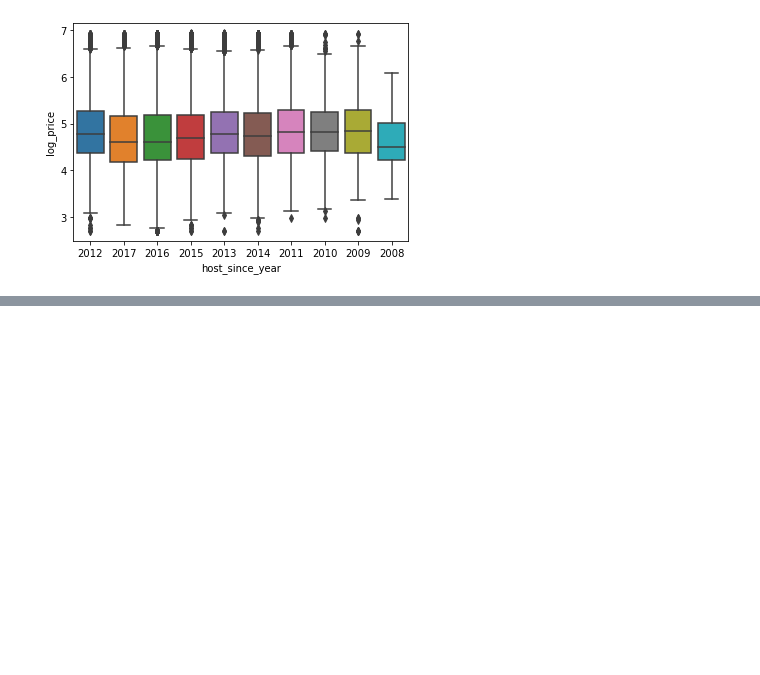
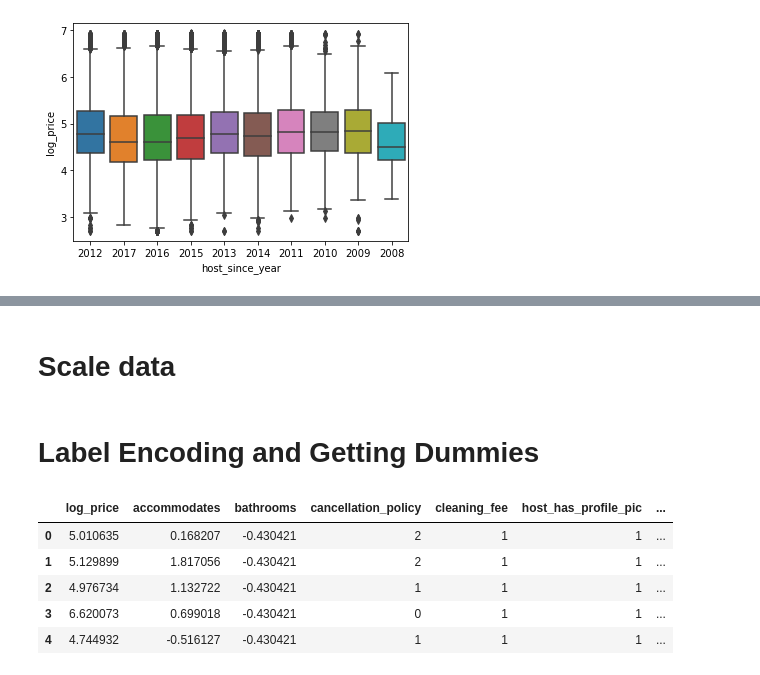
Before and after one commit to phantommarheaven7621/AirBnB-price-prediction, a Jupyter notebook: AirBnb_Price _Prediction.ipynb, the cells around one changed output, grey strips where cells are left out. Saved outputs shown, nothing was run; the diff lists cells and outputs as text; code cells hidden in the pictures; blank space fills up the shorter version.

```diff
--- a/AirBnb_Price _Prediction.ipynb
+++ b/AirBnb_Price _Prediction.ipynb
@@ -476,0 +510,2 @@ for col in num_cols:
+# %% [markdown]
+# Scale data
@@ -476,0 +515,38 @@ for col in num_cols:
+# %%
+# Get all numerical columns in df
+num_cols = list(df.select_dtypes('number').columns)
+num_cols.remove('log_price')
+
+# Scale data
+scaler = StandardScaler()
+df[num_cols] = scaler.fit_transform(df[num_cols])
+# %% [markdown]
+# Label Encoding and Getting Dummies
+# %%
+label_cols = ['cancellation_policy', 'cleaning_fee', 'host_has_profile_pic', 'host_identity_verified',
+             'instant_bookable', ]
+
+dummies_cols = ['property_type', 'room_type', 'bed_type', 'city', 'neighbourhood', 'zipcode']
+# %%
+# Label Encoding
+
+from sklearn.preprocessing import LabelEncoder
+
+for col in label_cols:
+    le = LabelEncoder()
+    df[col] = le.fit_transform(df[col])
+# %%
+# Getting dummies
+
+final_df = pd.get_dummies(df, drop_first=True)
+# %%
+pd.set_option('display.max_columns', None)
+display(final_df.head(5))
+pd.reset_option('display.max_columns')
+# %% [output]
+|  | log_price | accommodates | bathrooms | cancellation_policy | cleaning_fee | host_has_profile_pic | ... |
+| 0 | 5.010635 | 0.168207 | -0.430421 | 2 | 1 | 1 | ... |
+| 1 | 5.129899 | 1.817056 | -0.430421 | 2 | 1 | 1 | ... |
+| 2 | 4.976734 | 1.132722 | -0.430421 | 1 | 1 | 1 | ... |
+| 3 | 6.620073 | 0.699018 | -0.430421 | 0 | 1 | 1 | ... |
+| 4 | 4.744932 | -0.516127 | -0.430421 | 1 | 1 | 1 | ... |
```
Also changed, not shown: parts of 17 cells of this notebook.
